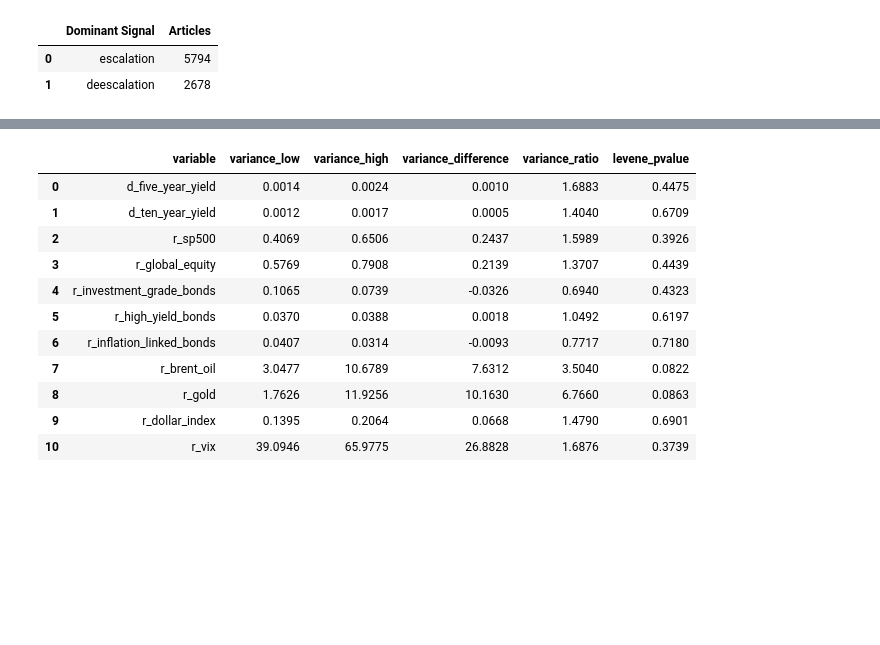
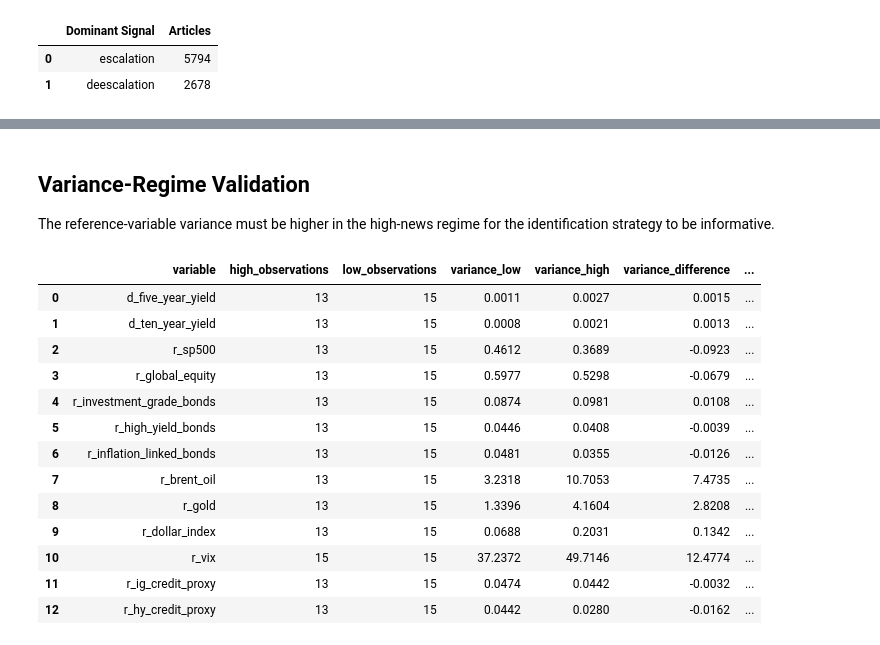
Before and after one commit to Kk2909/FRE-GY-7871A-Assignment3, a Jupyter notebook: notebooks/Assignment3_Iran_War_Risk.ipynb, the cells around one changed output, grey strips where cells are left out. Cells and saved outputs as stored; diff of their text form; code cells hidden in the pictures; blank space fills up the shorter version.

```diff
--- a/notebooks/Assignment3_Iran_War_Risk.ipynb
+++ b/notebooks/Assignment3_Iran_War_Risk.ipynb
@@ -37,11 +40,14 @@ The analysis consists of the following stages:
 from pathlib import Path
 
 import pandas as pd
-from IPython.display import Image, display
+from IPython.display import Image, Markdown, display
 
-pd.set_option("display.max_columns", 30)
+pd.set_option("display.max_columns", 40)
 pd.set_option("display.max_colwidth", 120)
-pd.set_option("display.float_format", lambda value: f"{value:,.4f}")
+pd.set_option(
+    "display.float_format",
+    lambda value: f"{value:,.4f}",
+)
 
 ROOT = Path.cwd()
 
@@ -79,7 +85,7 @@ table_3 = pd.read_csv(
     ROOT / "outputs/tables/table3_variance_explained.csv"
 )
 
-table_4 = pd.read_csv(
+direct_nlp = pd.read_csv(
     ROOT / "outputs/tables/direct_nlp_regressions.csv"
 )
 
@@ -91,6 +97,22 @@ appendix_daily = pd.read_csv(
     ROOT / "outputs/tables/appendix_all_daily_war_risk.csv"
 )
 
+three_regime_summary = pd.read_csv(
+    ROOT / "outputs/tables/three_regime_market_summary.csv"
+)
+
+three_regime_regressions = pd.read_csv(
+    ROOT / "outputs/tables/three_regime_regressions.csv"
+)
+
+validation_sample = pd.read_csv(
+    ROOT / "outputs/tables/nlp_validation_sample.csv"
+)
+
+ai_evaluation_path = (
+    ROOT / "outputs/tables/ai_methodology_evaluation.md"
+)
+
 print("All final datasets and tables loaded successfully.")
 # %% [output]
 All final datasets and tables loaded successfully.
@@ -472,26 +426,34 @@ Nine of the eleven financial variables have higher variance on high-news days. B
+# %% [markdown]
+## Variance-Regime Validation
+
+The reference-variable variance must be higher in the high-news regime for the identification strategy to be informative.
 # %%
 variance_display = variance_diagnostics[
     [
         "variable",
+        "high_observations",
+        "low_observations",
         "variance_low",
         "variance_high",
         "variance_difference",
         "variance_ratio",
         "levene_pvalue",
     ]
 ].copy()
 
 variance_display.round(4)
 # %% [output]
-|  | variable | variance_low | variance_high | variance_difference | variance_ratio | levene_pvalue |
-| 0 | d_five_year_yield | 0.0014 | 0.0024 | 0.0010 | 1.6883 | 0.4475 |
-| 1 | d_ten_year_yield | 0.0012 | 0.0017 | 0.0005 | 1.4040 | 0.6709 |
-| 2 | r_sp500 | 0.4069 | 0.6506 | 0.2437 | 1.5989 | 0.3926 |
-| 3 | r_global_equity | 0.5769 | 0.7908 | 0.2139 | 1.3707 | 0.4439 |
-| 4 | r_investment_grade_bonds | 0.1065 | 0.0739 | -0.0326 | 0.6940 | 0.4323 |
-| 5 | r_high_yield_bonds | 0.0370 | 0.0388 | 0.0018 | 1.0492 | 0.6197 |
-| 6 | r_inflation_linked_bonds | 0.0407 | 0.0314 | -0.0093 | 0.7717 | 0.7180 |
-| 7 | r_brent_oil | 3.0477 | 10.6789 | 7.6312 | 3.5040 | 0.0822 |
-| 8 | r_gold | 1.7626 | 11.9256 | 10.1630 | 6.7660 | 0.0863 |
-| 9 | r_dollar_index | 0.1395 | 0.2064 | 0.0668 | 1.4790 | 0.6901 |
-| 10 | r_vix | 39.0946 | 65.9775 | 26.8828 | 1.6876 | 0.3739 |
+|  | variable | high_observations | low_observations | variance_low | variance_high | variance_difference | ... |
+| 0 | d_five_year_yield | 13 | 15 | 0.0011 | 0.0027 | 0.0015 | ... |
+| 1 | d_ten_year_yield | 13 | 15 | 0.0008 | 0.0021 | 0.0013 | ... |
+| 2 | r_sp500 | 13 | 15 | 0.4612 | 0.3689 | -0.0923 | ... |
+| 3 | r_global_equity | 13 | 15 | 0.5977 | 0.5298 | -0.0679 | ... |
+| 4 | r_investment_grade_bonds | 13 | 15 | 0.0874 | 0.0981 | 0.0108 | ... |
+| 5 | r_high_yield_bonds | 13 | 15 | 0.0446 | 0.0408 | -0.0039 | ... |
+| 6 | r_inflation_linked_bonds | 13 | 15 | 0.0481 | 0.0355 | -0.0126 | ... |
+| 7 | r_brent_oil | 13 | 15 | 3.2318 | 10.7053 | 7.4735 | ... |
+| 8 | r_gold | 13 | 15 | 1.3396 | 4.1604 | 2.8208 | ... |
+| 9 | r_dollar_index | 13 | 15 | 0.0688 | 0.2031 | 0.1342 | ... |
+| 10 | r_vix | 15 | 15 | 37.2372 | 49.7146 | 12.4774 | ... |
+| 11 | r_ig_credit_proxy | 13 | 15 | 0.0474 | 0.0442 | -0.0032 | ... |
+| 12 | r_hy_credit_proxy | 13 | 15 | 0.0442 | 0.0280 | -0.0162 | ... |
```
Also changed, not shown: parts of 64 cells of this notebook, 32 other files.
